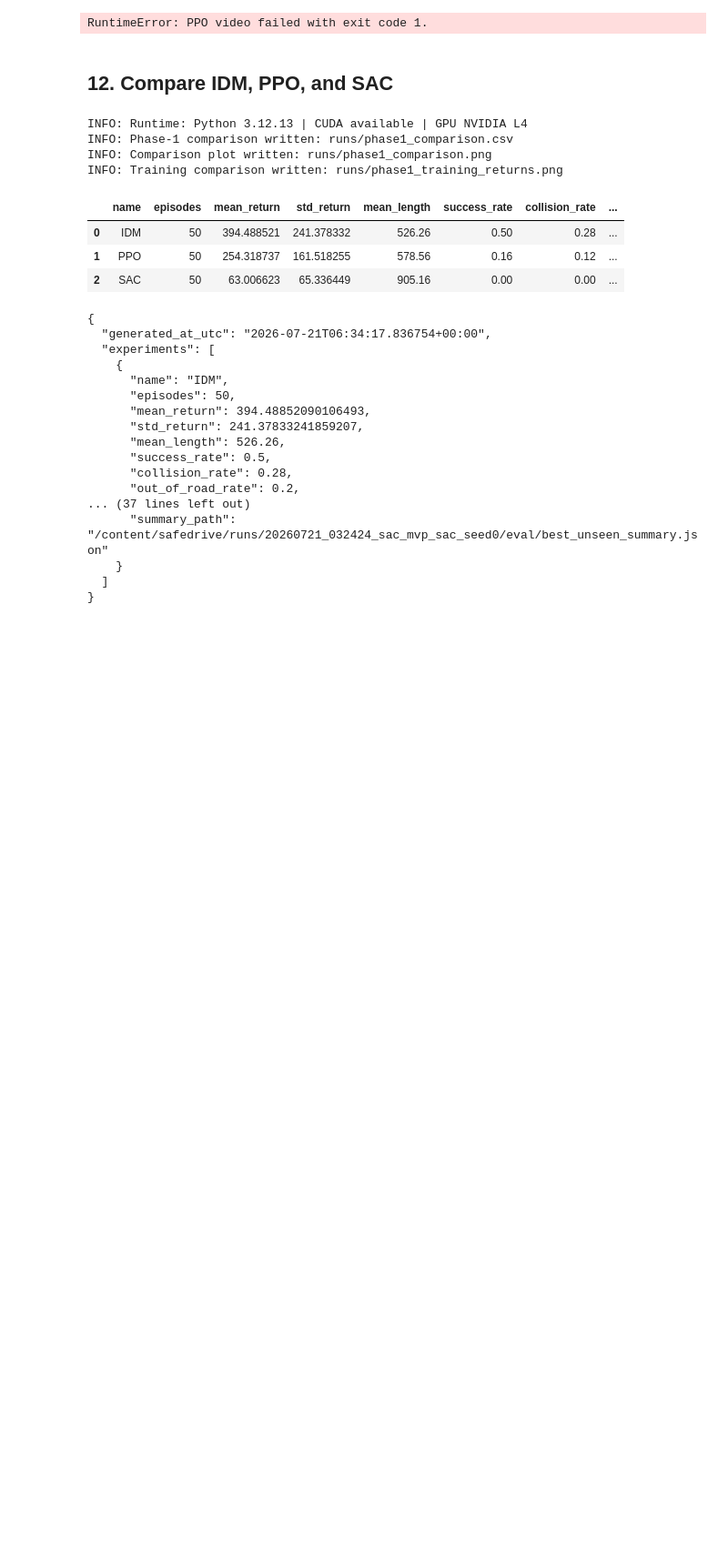
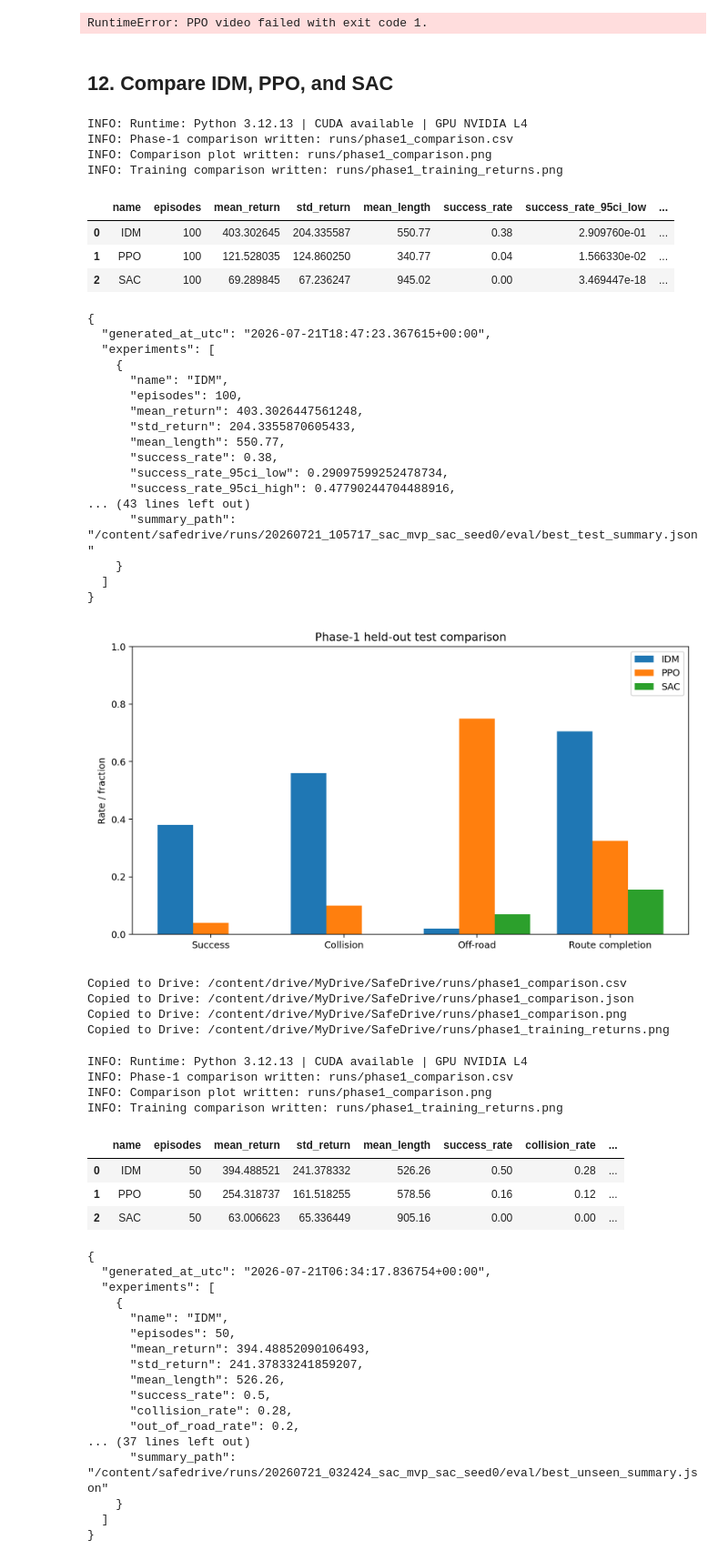
Before and after one commit to djdhillxn/safedrive, a Jupyter notebook: notebooks/phase1_colab_driver.ipynb, the cells around one changed output. Shown at 91% size. Cells and saved outputs as stored; diff of their text form; code cells hidden in the pictures; blank space fills up the shorter version.

```diff
--- a/notebooks/phase1_colab_driver.ipynb
+++ b/notebooks/phase1_colab_driver.ipynb
@@ -439,6 +535,56 @@ AssertionError: scenario_index (seed) should be in [1000:1001)
 RuntimeError: PPO video failed with exit code 1.
 # %% [markdown]
 ## 12. Compare IDM, PPO, and SAC
+# %%
+import pandas as pd
+from IPython.display import Image, display
+
+!python -m scripts.compare_runs --phase1
+require_shell_success("Phase-1 comparison")
+
+comparison_csv = REPO_DIR / "runs" / "phase1_comparison.csv"
+comparison_json = REPO_DIR / "runs" / "phase1_comparison.json"
+comparison_png = REPO_DIR / "runs" / "phase1_comparison.png"
+display(pd.read_csv(comparison_csv))
+show_json(comparison_json)
+display(Image(filename=str(comparison_png)))
+
+for path in [comparison_csv, comparison_json, comparison_png]:
+    copy_to_drive(path)
+training_comparison = REPO_DIR / "runs" / "phase1_training_returns.png"
+if training_comparison.exists():
+    copy_to_drive(training_comparison)
+# %% [output]
+INFO: Runtime: Python 3.12.13 | CUDA available | GPU NVIDIA L4
+INFO: Phase-1 comparison written: runs/phase1_comparison.csv
+INFO: Comparison plot written: runs/phase1_comparison.png
+INFO: Training comparison written: runs/phase1_training_returns.png
+|  | name | episodes | mean_return | std_return | mean_length | success_rate | success_rate_95ci_low | ... |
+| 0 | IDM | 100 | 403.302645 | 204.335587 | 550.77 | 0.38 | 2.909760e-01 | ... |
+| 1 | PPO | 100 | 121.528035 | 124.860250 | 340.77 | 0.04 | 1.566330e-02 | ... |
+| 2 | SAC | 100 | 69.289845 | 67.236247 | 945.02 | 0.00 | 3.469447e-18 | ... |
+{
+  "generated_at_utc": "2026-07-21T18:47:23.367615+00:00",
+  "experiments": [
+    {
+      "name": "IDM",
+      "episodes": 100,
+      "mean_return": 403.3026447561248,
+      "std_return": 204.3355870605433,
+      "mean_length": 550.77,
+      "success_rate": 0.38,
+      "success_rate_95ci_low": 0.29097599252478734,
+      "success_rate_95ci_high": 0.47790244704488916,
+... (43 lines left out)
+      "summary_path": "/content/safedrive/runs/20260721_105717_sac_mvp_sac_seed0/eval/best_test_summary.json"
+    }
+  ]
+}
+[figure, added]
+Copied to Drive: /content/drive/MyDrive/SafeDrive/runs/phase1_comparison.csv
+Copied to Drive: /content/drive/MyDrive/SafeDrive/runs/phase1_comparison.json
+Copied to Drive: /content/drive/MyDrive/SafeDrive/runs/phase1_comparison.png
+Copied to Drive: /content/drive/MyDrive/SafeDrive/runs/phase1_training_returns.png
 # %%
 import pandas as pd
 from IPython.display import Image, display
```
Also changed, not shown: parts of 16 cells of this notebook, 14 other files.
